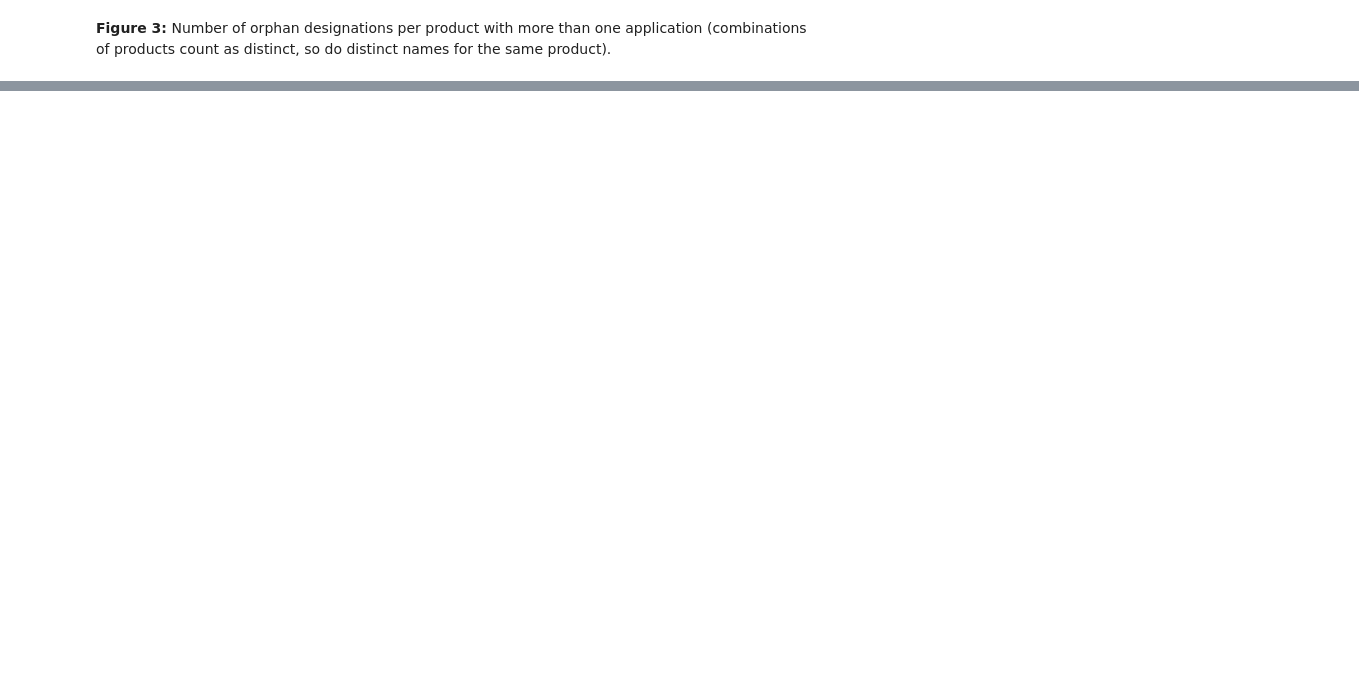
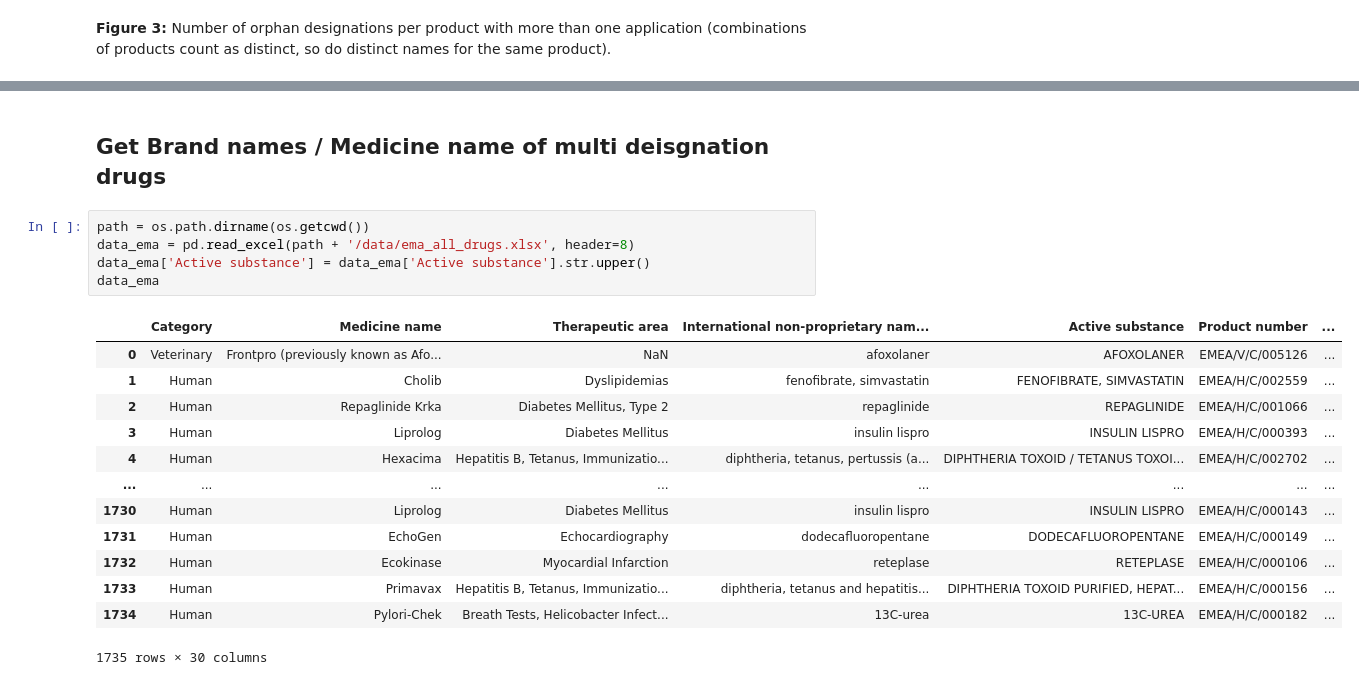
Before and after one commit to DavAug/euod, a Jupyter notebook: analysis/ec_od_record.ipynb, the cells around one changed output, grey strips where cells are left out. Cells and saved outputs as stored; diff of their text form; blank space fills up the shorter version.

Commit message:
Match brand names to OD multi applications

```diff
--- a/analysis/ec_od_record.ipynb
+++ b/analysis/ec_od_record.ipynb
@@ -176,0 +186,21 @@ fig.show()
+# %% [markdown]
+## Get Brand names / Medicine name of multi deisgnation drugs
+# %%
+path = os.path.dirname(os.getcwd())
+data_ema = pd.read_excel(path + '/data/ema_all_drugs.xlsx', header=8)
+data_ema['Active substance'] = data_ema['Active substance'].str.upper()
+data_ema
+# %% [output]
+|  | Category | Medicine name | Therapeutic area | International non-proprietary nam... | Active substance | Product number | ... |
+| 0 | Veterinary | Frontpro (previously known as Afo... | NaN | afoxolaner | AFOXOLANER | EMEA/V/C/005126 | ... |
+| 1 | Human | Cholib | Dyslipidemias | fenofibrate, simvastatin | FENOFIBRATE, SIMVASTATIN | EMEA/H/C/002559 | ... |
+| 2 | Human | Repaglinide Krka | Diabetes Mellitus, Type 2 | repaglinide | REPAGLINIDE | EMEA/H/C/001066 | ... |
+| 3 | Human | Liprolog | Diabetes Mellitus | insulin lispro | INSULIN LISPRO | EMEA/H/C/000393 | ... |
+| 4 | Human | Hexacima | Hepatitis B, Tetanus, Immunizatio... | diphtheria, tetanus, pertussis (a... | DIPHTHERIA TOXOID / TETANUS TOXOI... | EMEA/H/C/002702 | ... |
+| ... | ... | ... | ... | ... | ... | ... | ... |
+| 1730 | Human | Liprolog | Diabetes Mellitus | insulin lispro | INSULIN LISPRO | EMEA/H/C/000143 | ... |
+| 1731 | Human | EchoGen | Echocardiography | dodecafluoropentane | DODECAFLUOROPENTANE | EMEA/H/C/000149 | ... |
+| 1732 | Human | Ecokinase | Myocardial Infarction | reteplase | RETEPLASE | EMEA/H/C/000106 | ... |
+| 1733 | Human | Primavax | Hepatitis B, Tetanus, Immunizatio... | diphtheria, tetanus and hepatitis... | DIPHTHERIA TOXOID PURIFIED, HEPAT... | EMEA/H/C/000156 | ... |
+| 1734 | Human | Pylori-Chek | Breath Tests, Helicobacter Infect... | 13C-urea | 13C-UREA | EMEA/H/C/000182 | ... |
+1735 rows × 30 columns
```
Also changed, not shown: parts of 8 cells of this notebook, 1 other file.
